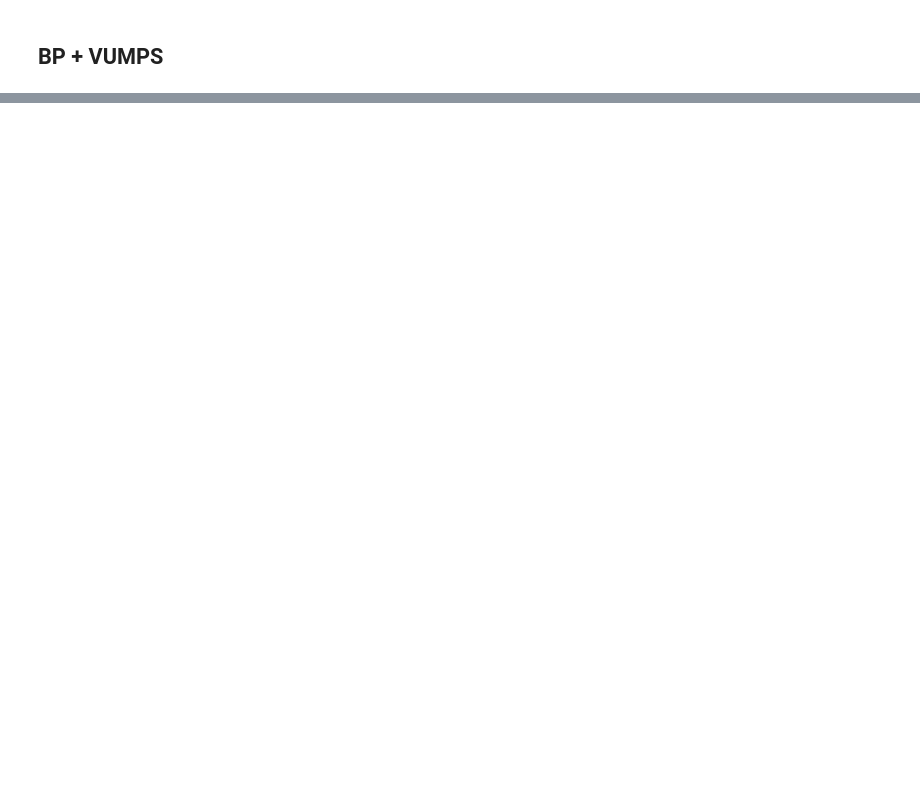
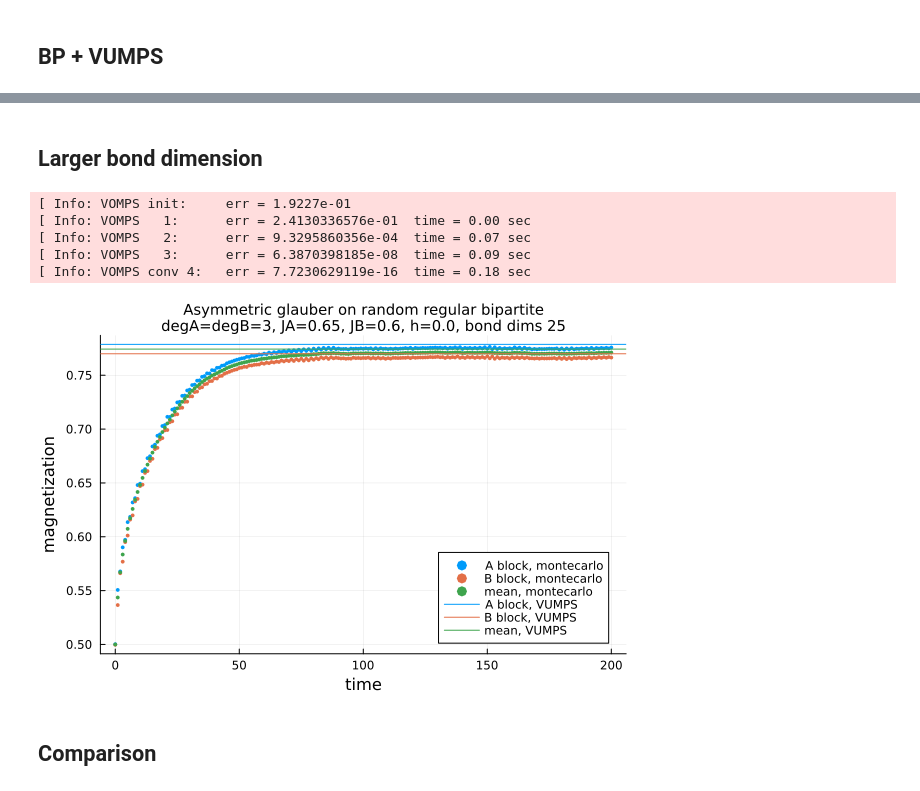
Before and after one commit to stecrotti/EternalDynamicCavity, a Jupyter notebook: experiments/bipartite/glauber_asymmetric_bipartite.ipynb, the cells around one changed output, grey strips where cells are left out. Cells and saved outputs as stored; diff of their text form; code cells hidden in the pictures; blank space fills up the shorter version.

```diff
--- a/experiments/bipartite/glauber_asymmetric_bipartite.ipynb
+++ b/experiments/bipartite/glauber_asymmetric_bipartite.ipynb
@@ -154,0 +141,45 @@ hline!(pl2, [mstat], c=theme_palette(:auto)[3], label="mean, VUMPS")
+# %% [markdown]
+## Larger bond dimension
+# %%
+fA = HomogeneousGlauberFactor(JA, h)
+fB = HomogeneousGlauberFactor(JB, h);
+# %%
+d = 25
+
+A0 = reshape([0.45 0.45; 0.1 0.1], 1, 1, 2, 2)
+B0 = copy(A0)
+# A0 = copy(A)
+# B0 = copy(B)
+
+A, B, maxiter, εs, errs, ovls, beliefs, beliefsA, beliefsB, As, Bs = iterate_bp_vumps_bipartite(
+    fA, fB, d; A0, B0
+);
+# %% [output]
+[ Info: VOMPS init:     err = 1.9227e-01
+[ Info: VOMPS   1:      err = 2.4130336576e-01  time = 0.00 sec
+[ Info: VOMPS   2:      err = 9.3295860356e-04  time = 0.07 sec
+[ Info: VOMPS   3:      err = 6.3870398185e-08  time = 0.09 sec
+[ Info: VOMPS conv 4:   err = 7.7230629119e-16  time = 0.18 sec
+# %%
+mA = [reduce(-, b) for b in beliefsA]
+mB = [reduce(-, b) for b in beliefsB]
+m = [reduce(-, b) for b in beliefs]
+
+pl = plot()
+plot!(mA, ylabel="single-var magnetiz", label="A block")
+plot!(mB, ylabel="single-var magnetiz", label="B block")
+plot!(m, ylabel="single-var magnetiz", label="mean")
+plot!(ylims=(-2,2), legend=:bottomright, xlabel="iters", size=(300,200))
+# %%
+mAstat = mA[findlast(!isnan, mA)]
+mBstat = mB[findlast(!isnan, mB)]
+mstat = m[findlast(!isnan, m)]
+
+pl2 = deepcopy(pl_mc)
+plot!(pl2, title="Asymmetric glauber on random regular bipartite\ndegA=degB=3, JA=$JA, JB=$JB, h=$h, bond dims $d",
+    titlefontsize=10, xlabel="time", ylabel="magnetization")
+hline!(pl2, [mAstat], c=theme_palette(:auto)[1], label="A block, VUMPS")
+hline!(pl2, [mBstat], c=theme_palette(:auto)[2], label="B block, VUMPS")
+hline!(pl2, [mstat], c=theme_palette(:auto)[3], label="mean, VUMPS")
+# %% [output]
+[figure, added]
@@ -154,0 +188,2 @@ hline!(pl2, [mstat], c=theme_palette(:auto)[3], label="mean, VUMPS")
+# %% [markdown]
+## Comparison
```
Also changed, not shown: parts of 21 cells of this notebook, 3 other files.
